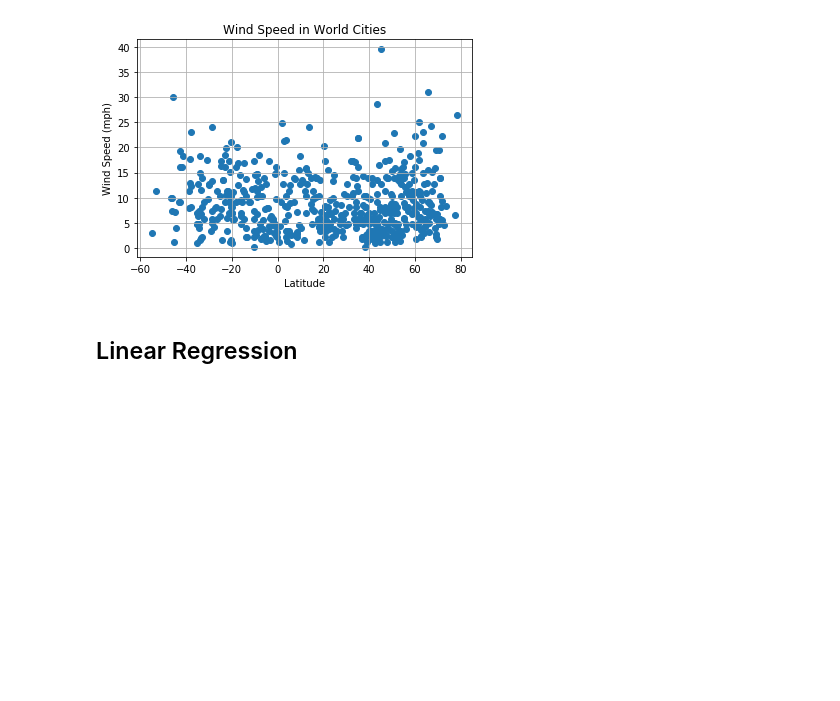
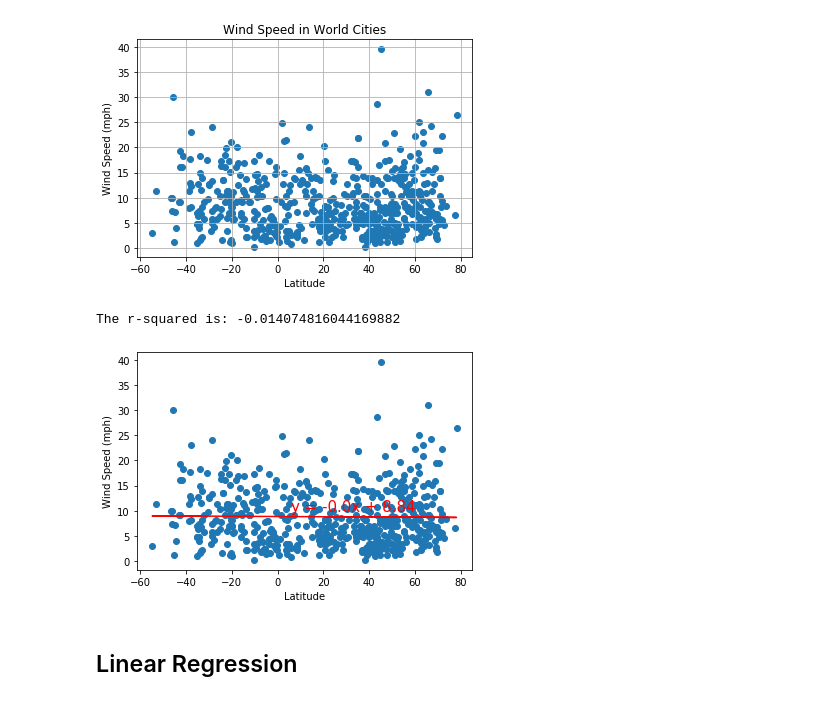
Before and after one commit to Laurie1990/python-api-challenge-1, a Jupyter notebook: WeatherPy/WeatherPy.ipynb, the cells around one changed output. Cells and saved outputs as stored; diff of their text form; code cells hidden in the pictures; blank space fills up the shorter version.

```diff
--- a/WeatherPy/WeatherPy.ipynb
+++ b/WeatherPy/WeatherPy.ipynb
@@ -221,3 +221,6 @@ weather_data.head()
 | 2 | Nome | 5870133.0 | 64.50 | us | -15.27 | 75.0 | 1.0 | 7.31 |
 | 3 | Labuhan | 8079926.0 | -6.88 | id | 76.84 | 86.0 | 40.0 | 1.92 |
 | 4 | Nikolskoye | 546105.0 | 59.70 | ru | 34.74 | 96.0 | 67.0 | 13.42 |
+# %%
+weather_data_values = weather_data[pd.notnull(weather_data['city_num'])]
+weather_data_values.info()
@@ -301,6 +318,23 @@ plt.savefig("WindSpeedInWorldCities.png")
 plt.show()
 # %% [output]
 [figure]
+# %%
+# Print out the r-squared value along with the plot.
+x_values = weather_data_values["latitude"]
+y_values = weather_data_values["wind_speed"]
+(slope, intercept, rvalue, pvalue, stderr) = linregress(x_values, y_values)
+regress_values = x_values * slope + intercept
+line_eq = "y = " + str(round(slope,2)) + "x + " + str(round(intercept,2))
+plt.scatter(x_values,y_values)
+plt.plot(x_values,regress_values,"r-")
+plt.annotate(line_eq,(6,10),fontsize=15,color="red")
+plt.xlabel('Latitude')
+plt.ylabel('Wind Speed (mph)')
+print(f"The r-squared is: {rvalue}")
+plt.show()
+# %% [output]
+The r-squared is: -0.014074816044169882
+[figure, added]
 # %% [markdown]
 ## Linear Regression
 # %%
```
Also changed, not shown: parts of 5 cells of this notebook.
